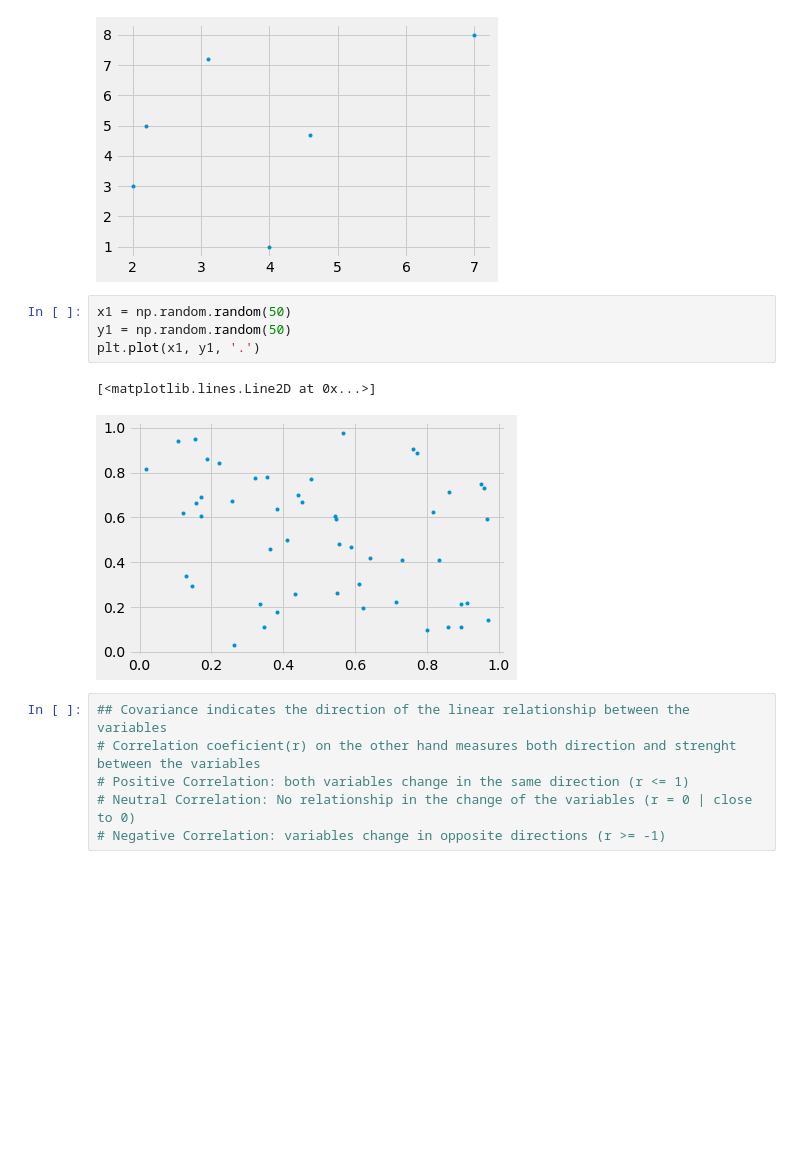
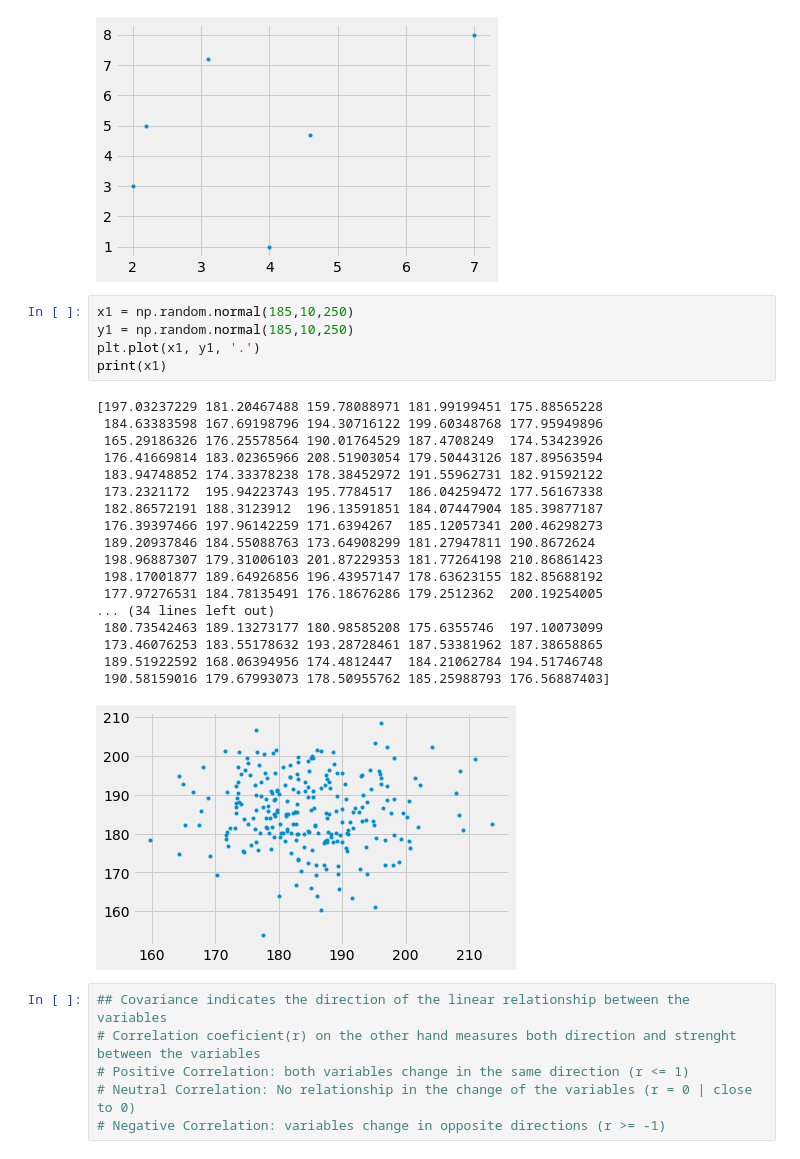
Before and after one commit to lakshman-luq/Statistics-with-Python, a Jupyter notebook: stats_math.ipynb, the cells around one changed output. Cells and saved outputs as stored; diff of their text form; blank space fills up the shorter version.

```diff
--- a/stats_math.ipynb
+++ b/stats_math.ipynb
@@ -11,12 +11,29 @@ plt.plot(x, y, '.')
 [<matplotlib.lines.Line2D at 0x...>]
 [figure]
 # %%
-x1 = np.random.random(50)
-y1 = np.random.random(50)
+x1 = np.random.normal(185,10,250)
+y1 = np.random.normal(185,10,250)
 plt.plot(x1, y1, '.')
+print(x1)
 # %% [output]
-[<matplotlib.lines.Line2D at 0x...>]
+[197.03237229 181.20467488 159.78088971 181.99199451 175.88565228
+ 184.63383598 167.69198796 194.30716122 199.60348768 177.95949896
+ 165.29186326 176.25578564 190.01764529 187.4708249  174.53423926
+ 176.41669814 183.02365966 208.51903054 179.50443126 187.89563594
+ 183.94748852 174.33378238 178.38452972 191.55962731 182.91592122
+ 173.2321172  195.94223743 195.7784517  186.04259472 177.56167338
+ 182.86572191 188.3123912  196.13591851 184.07447904 185.39877187
+ 176.39397466 197.96142259 171.6394267  185.12057341 200.46298273
+ 189.20937846 184.55088763 173.64908299 181.27947811 190.8672624
+ 198.96887307 179.31006103 201.87229353 181.77264198 210.86861423
+ 198.17001877 189.64926856 196.43957147 178.63623155 182.85688192
+ 177.97276531 184.78135491 176.18676286 179.2512362  200.19254005
+... (34 lines left out)
+ 180.73542463 189.13273177 180.98585208 175.6355746  197.10073099
+ 173.46076253 183.55178632 193.28728461 187.53381962 187.38658865
+ 189.51922592 168.06394956 174.4812447  184.21062784 194.51746748
+ 190.58159016 179.67993073 178.50955762 185.25988793 176.56887403]
-[figure, old version]
+[figure, new version]
 # %%
 ## Covariance indicates the direction of the linear relationship between the variables
 # Correlation coeficient(r) on the other hand measures both direction and strenght between the variables
```
Also changed, not shown: parts of 4 cells of this notebook.
